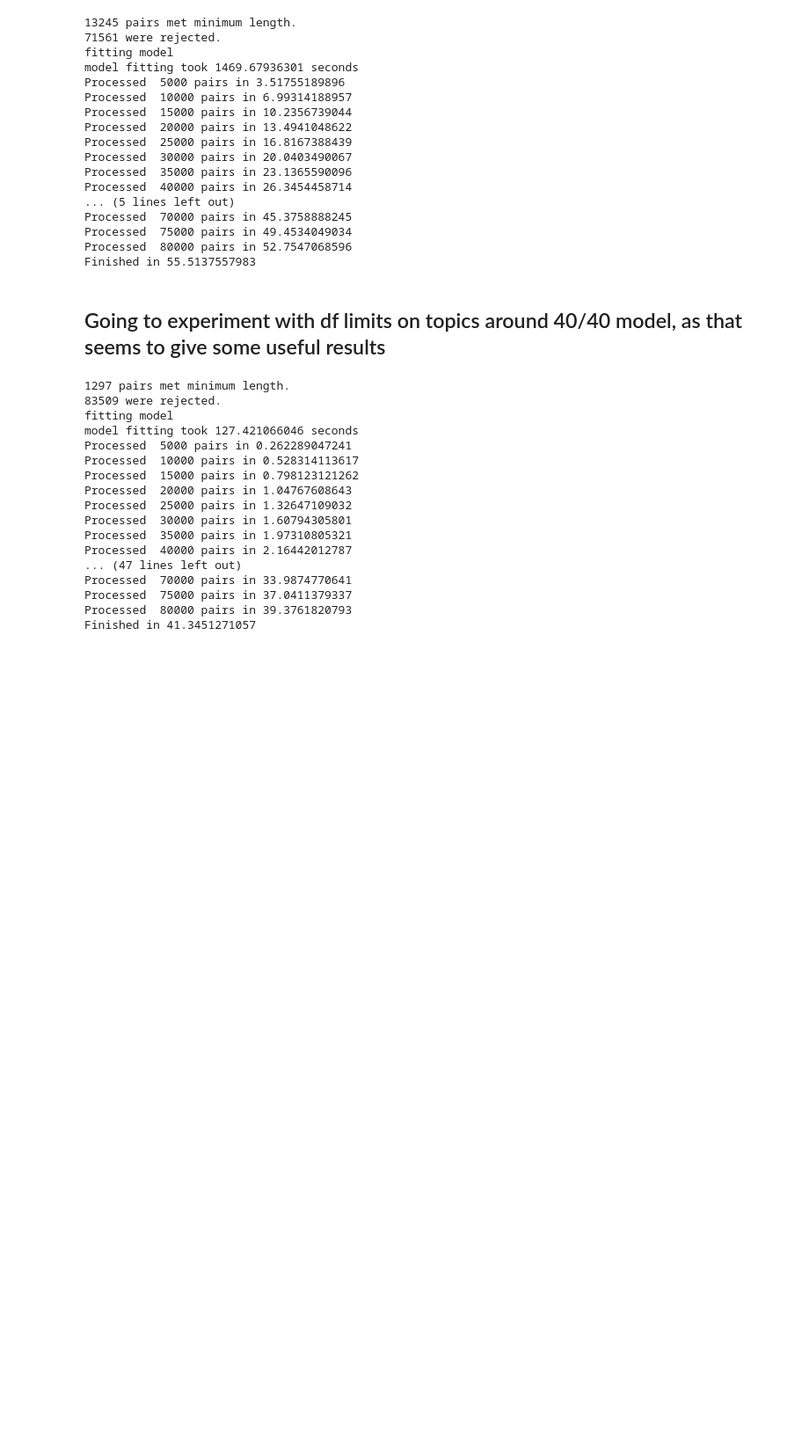
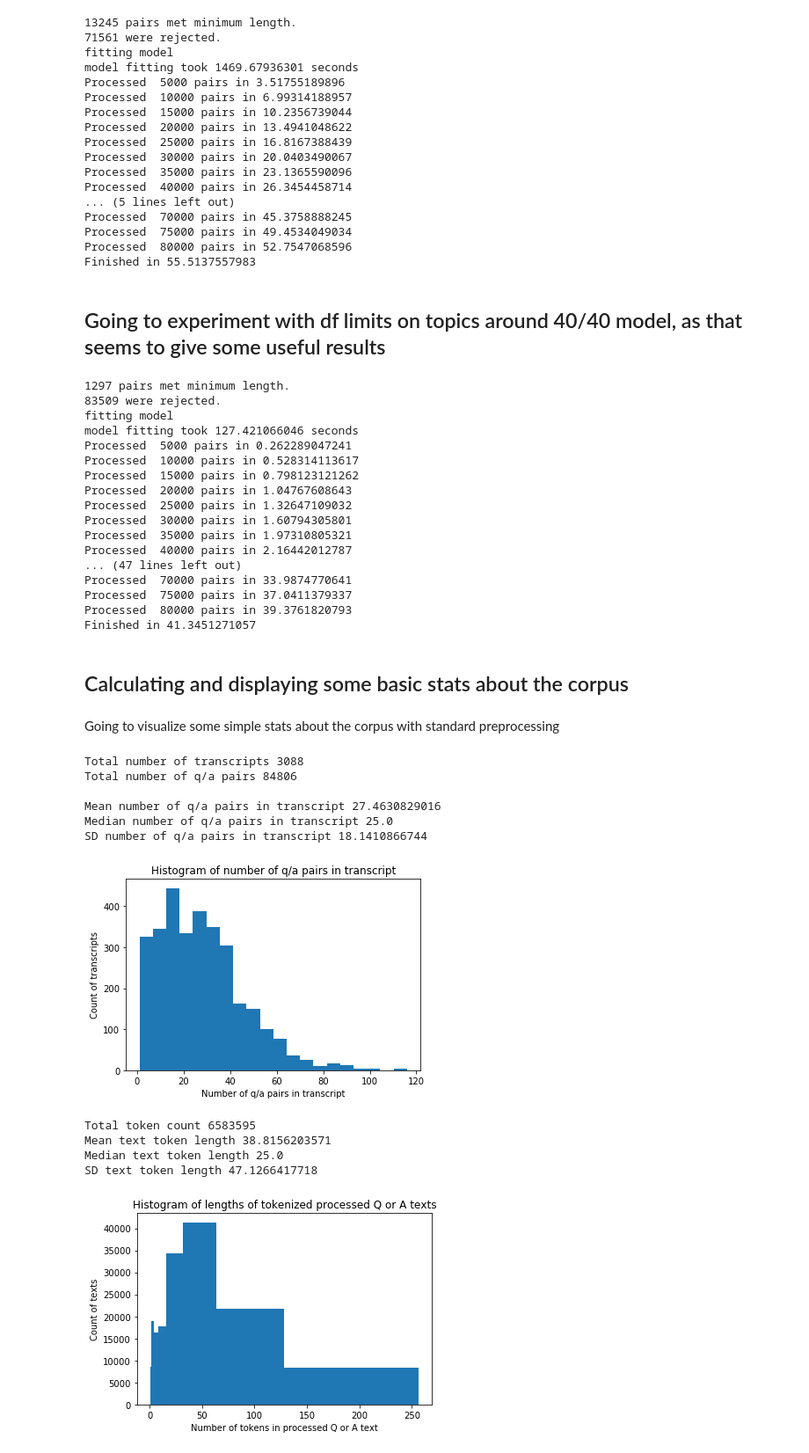
Before and after one commit to richardhitchens/w266_project, a Jupyter notebook: Building_models_1215_TS.ipynb, the cells around one changed output. Shown at 88% size. Cells and saved outputs as stored; diff of their text form; code cells hidden in the pictures; blank space fills up the shorter version.

```diff
--- a/Building_models_1215_TS.ipynb
+++ b/Building_models_1215_TS.ipynb
@@ -1412,3 +1412,61 @@ Processed  70000 pairs in 33.9874770641
 Processed  75000 pairs in 37.0411379337
 Processed  80000 pairs in 39.3761820793
 Finished in 41.3451271057
+# %% [markdown]
+## Calculating and displaying some basic stats about the corpus
+# %% [markdown]
+Going to visualize some simple stats about the corpus with standard preprocessing
+# %%
+qa_dir = LIBRARY_PATH+"saved_models/standard_preproc"
+with open(qa_dir+"/qa_pairs.txt", "r") as f:
+    qa_pairs = json.loads(f.read())
+# %%
+num_questions = []
+procd_lengths = []
+
+for file_id in qa_pairs:
+    num_questions.append(len(qa_pairs[file_id]))
+    for q_num in qa_pairs[file_id]:
+        procd_lengths.append(len(qa_pairs[file_id][q_num][0]))
+        procd_lengths.append(len(qa_pairs[file_id][q_num][1]))
+
+print "Total number of transcripts", len(qa_pairs.keys())
+print "Total number of q/a pairs", len(procd_lengths) / 2
+print
+
+
+print "Mean number of q/a pairs in transcript", np.mean(num_questions)
+print "Median number of q/a pairs in transcript", np.median(num_questions)
+print "SD number of q/a pairs in transcript", np.std(num_questions)
+
+plt.hist(num_questions, bins = 20)
+# plt.hist(procd_lengths, bins = 20)
+plt.xlabel("Number of q/a pairs in transcript")
+plt.ylabel("Count of transcripts")
+plt.title("Histogram of number of q/a pairs in transcript")
+plt.show()
+
+print 'Total token count', np.sum(procd_lengths)
+print "Mean text token length", np.mean(procd_lengths)
+print "Median text token length", np.median(procd_lengths)
+print "SD text token length", np.std(procd_lengths)
+
+plt.hist(procd_lengths, bins = [1,2,4,8,16,32,64,128,256])
+# plt.hist(procd_lengths, bins = 20)
+plt.xlabel("Number of tokens in processed Q or A text")
+plt.ylabel("Count of texts")
+plt.title("Histogram of lengths of tokenized processed Q or A texts")
+plt.show()
+# %% [output]
+Total number of transcripts 3088
+Total number of q/a pairs 84806
+
+Mean number of q/a pairs in transcript 27.4630829016
+Median number of q/a pairs in transcript 25.0
+SD number of q/a pairs in transcript 18.1410866744
+[figure, added]
+Total token count 6583595
+Mean text token length 38.8156203571
+Median text token length 25.0
+SD text token length 47.1266417718
+[figure, added]
```
Also changed, not shown: parts of 3 cells of this notebook, 4 other files.
